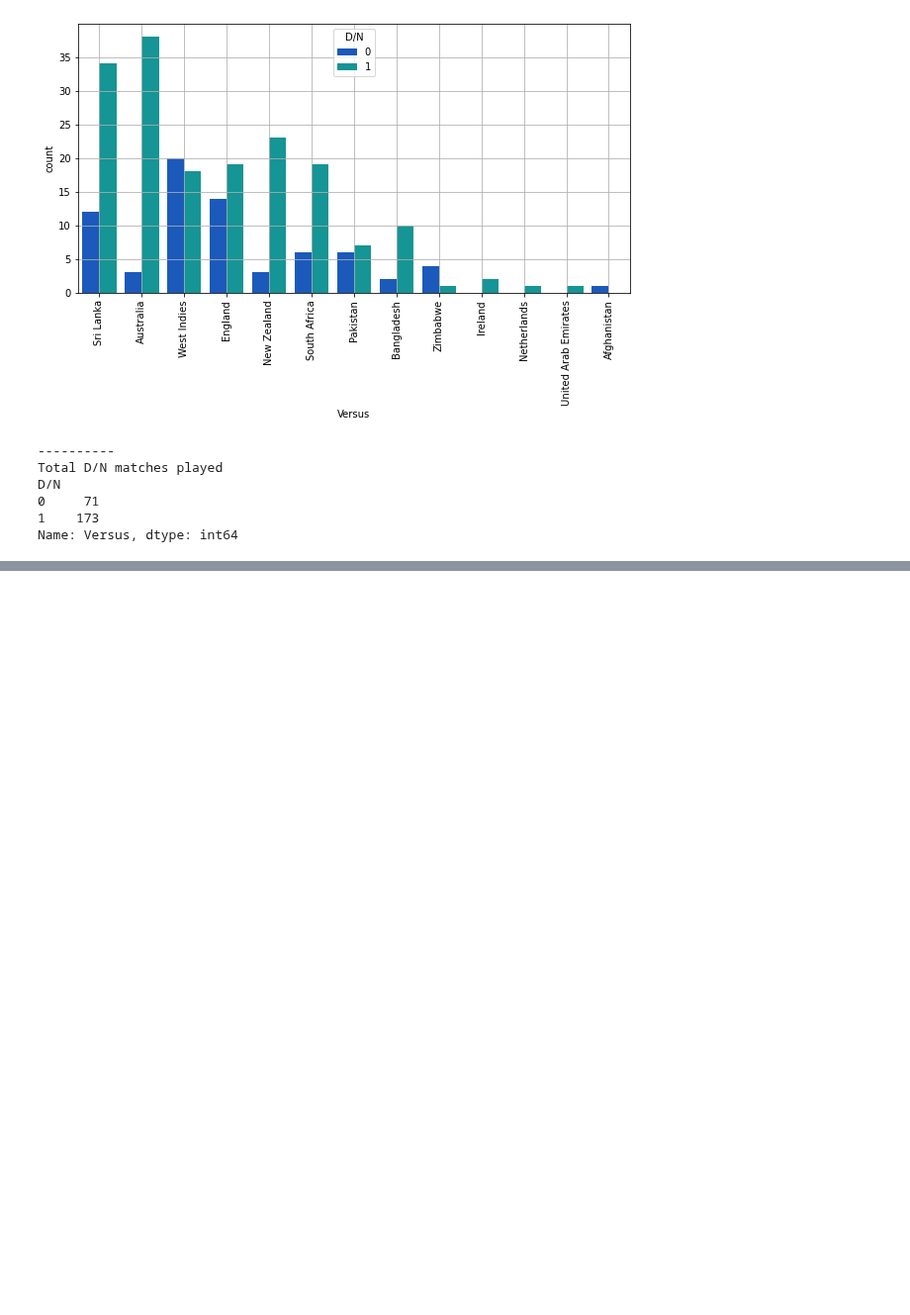
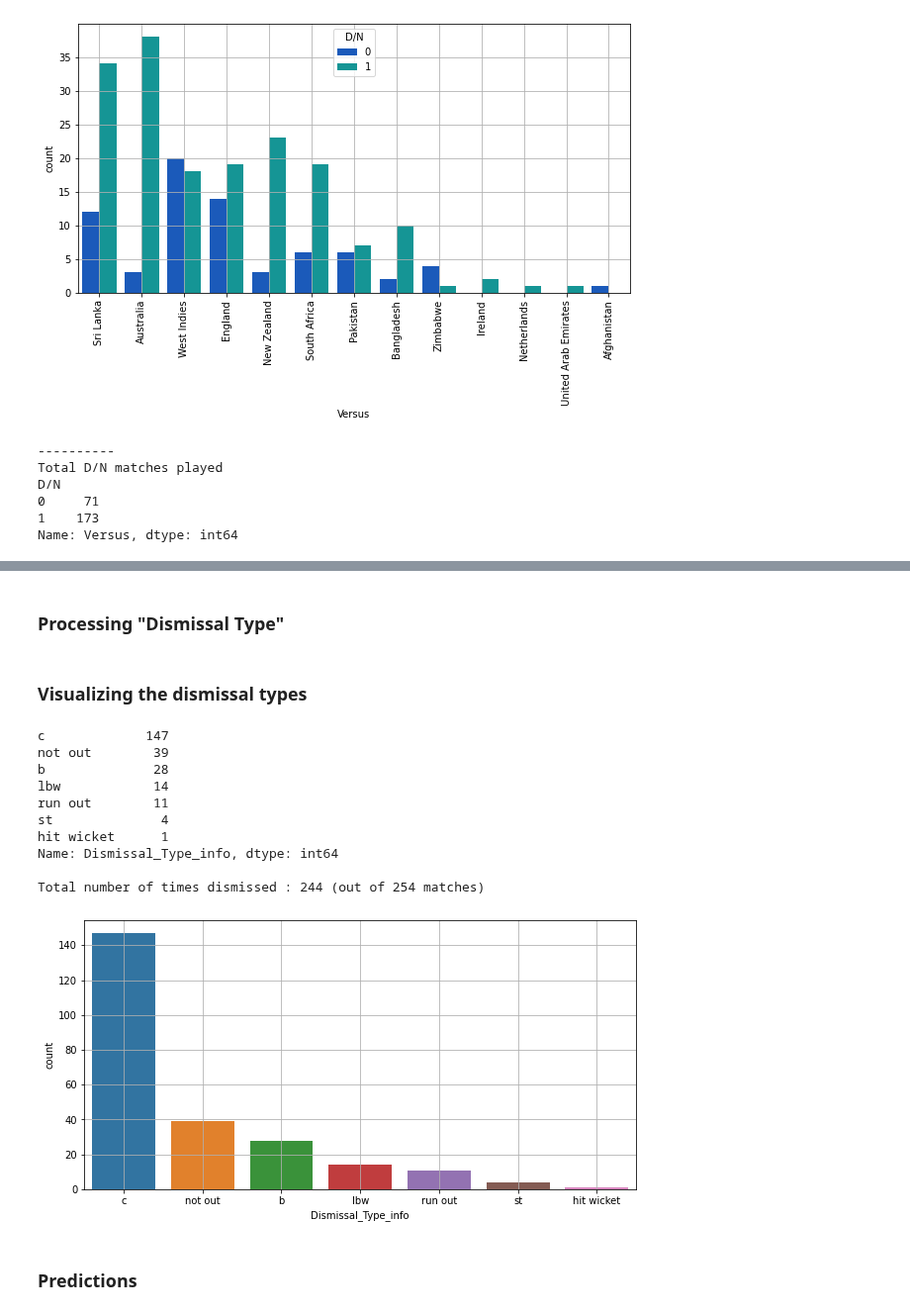
Before and after one commit to SharanDHONI/Virat-Kohli-ODI-Analysis, a Jupyter notebook: ODI Anlaysis.ipynb, the cells around one changed output, grey strips where cells are left out. Shown at 99% size. Cells and saved outputs as stored; diff of their text form; code cells hidden in the pictures; blank space fills up the shorter version.

```diff
--- a/ODI Anlaysis.ipynb
+++ b/ODI Anlaysis.ipynb
@@ -234,0 +246,41 @@ count_average_grounds = pd.merge(average_scores_at_each_venue,count_of_grounds,o
+# %% [markdown]
+### Processing "Dismissal Type"
+# %%
+dty = []
+for i in df1['Dismissal_Type']:
+    dty.append(i.split(' ')[0])
+# %%
+dty1 = []
+for i in dty:
+    if i == 'run':
+        dty1.append('run out')
+    elif i == 'not':
+        dty1.append('not out')
+    elif i == 'hit':
+        dty1.append('hit wicket')
+    else:
+        dty1.append(i)
+
+df1['Dismissal_Type_info'] = dty1
+# %% [markdown]
+### Visualizing the dismissal types
+# %%
+plt.figure(figsize=(10,5))
+sns.countplot(df1['Dismissal_Type_info'],order=df1['Dismissal_Type_info'].value_counts().index)
+plt.grid()
+print(df1['Dismissal_Type_info'].value_counts())
+
+print('\nTotal number of times dismissed :',df1['Dismissal_Type_info'].value_counts().sum(),'(out of',len(df),'matches)')
+plt.show()
+# %% [output]
+c             147
+not out        39
+b              28
+lbw            14
+run out        11
+st              4
+hit wicket      1
+Name: Dismissal_Type_info, dtype: int64
+
+Total number of times dismissed : 244 (out of 254 matches)
+[figure, added]
@@ -234,0 +289,2 @@ count_average_grounds = pd.merge(average_scores_at_each_venue,count_of_grounds,o
+# %% [markdown]
+### Predictions
```
Also changed, not shown: parts of 8 cells of this notebook.
